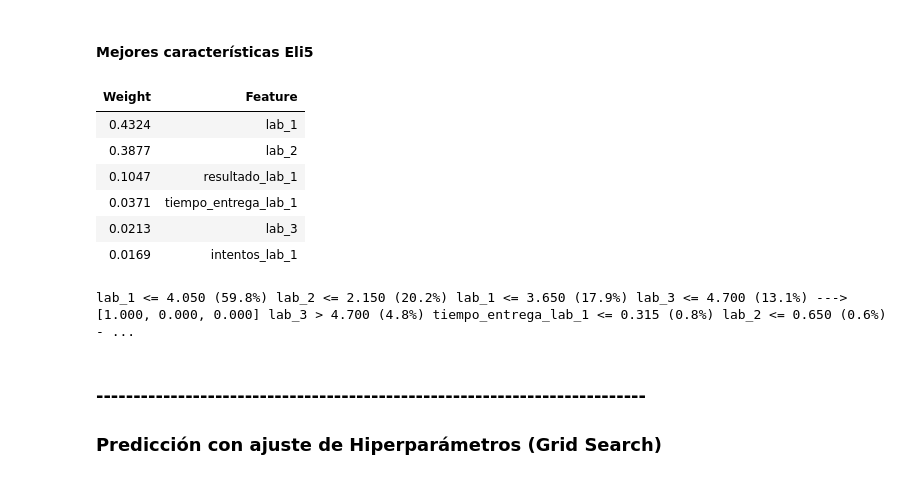
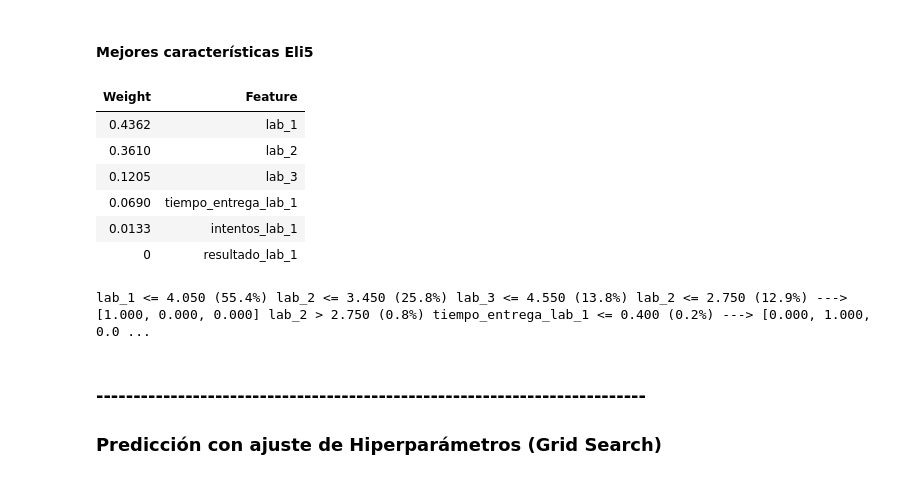
Before and after one commit to brayamrt/DiplomadoPython, a Jupyter notebook: section_04-Naive_Bayes/Part2/lab_students.ipynb, the cells around one changed output. Drawn from its saved outputs; the diff is of its cells as text; code cells hidden in the pictures.

```diff
--- a/section_04-Naive_Bayes/Part2/lab_students.ipynb
+++ b/section_04-Naive_Bayes/Part2/lab_students.ipynb
@@ -134,0 +123,22 @@ Name: grade, dtype: int64
+# %%
+##### INSERTE SU CÓDIGO AQUÍ #####
+# Se realiza el resample
+df_bajo = data[data['grade'] == 0]
+df_medio = data[data['grade'] == 1]
+df_alto = data[data['grade'] == 2]
+
+
+data_oversample = resample(df_bajo,
+                    replace = True,
+                    n_samples = 200,
+                    random_state = 1)
+data_oversample_2 = resample(df_alto,
+                    replace = True,
+                    n_samples = 200,
+                    random_state = 1)
+
+data2 = pd.concat([data_oversample,df_medio ,data_oversample_2])
+
+data2['grade'].value_counts()
+
+##### FIN CÓDIGO INSERTADO #####
@@ -175,7 +190,9 @@ y = data2['grade'].values
 
 ##### INSERTE SU CÓDIGO AQUÍ #####
 # Se dividen los datos para el entrenamiento (80% entrenamiento y 20% pruebas)
-
+X_train, X_test, y_train, y_test  = train_test_split(X, y,
+                                                     train_size= 0.8,
+                                                     random_state= 2)
 
 ##### FIN CÓDIGO INSERTADO #####
 # %% [markdown]
@@ -183,25 +200,25 @@ y = data2['grade'].values
 # %%
 # Se crea el modelo
 dtc = DecisionTreeClassifier()
 
 # Se entrena el modelo
 dtc.fit(X_train, y_train)
 
 pred = dtc.predict(X_test)
 
 ##### INSERTE SU CÓDIGO AQUÍ #####
-
+show_weights(dtc, feature_names = features)
 
 ##### FIN CÓDIGO INSERTADO #####
 # %% [output]
 | Weight | Feature |
-| 0.4324 | lab_1 |
-| 0.3877 | lab_2 |
-| 0.1047 | resultado_lab_1 |
-| 0.0371 | tiempo_entrega_lab_1 |
-| 0.0213 | lab_3 |
-| 0.0169 | intentos_lab_1 |
+| 0.4362 | lab_1 |
+| 0.3610 | lab_2 |
+| 0.1205 | lab_3 |
+| 0.0690 | tiempo_entrega_lab_1 |
+| 0.0133 | intentos_lab_1 |
+| 0 | resultado_lab_1 |
-lab_1 <= 4.050 (59.8%) lab_2 <= 2.150 (20.2%) lab_1 <= 3.650 (17.9%) lab_3 <= 4.700 (13.1%) ---> [1.000, 0.000, 0.000] lab_3 > 4.700 (4.8%) tiempo_entrega_lab_1 <= 0.315 (0.8%) lab_2 <= 0.650 (0.6%) - ...
+lab_1 <= 4.050 (55.4%) lab_2 <= 3.450 (25.8%) lab_3 <= 4.550 (13.8%) lab_2 <= 2.750 (12.9%) ---> [1.000, 0.000, 0.000] lab_2 > 2.750 (0.8%) tiempo_entrega_lab_1 <= 0.400 (0.2%) ---> [0.000, 1.000, 0.0 ...
 # %% [markdown]
 ### --------------------------------------------------------------------------
 
```
Also changed, not shown: parts of 12 cells of this notebook, 1 other file.
